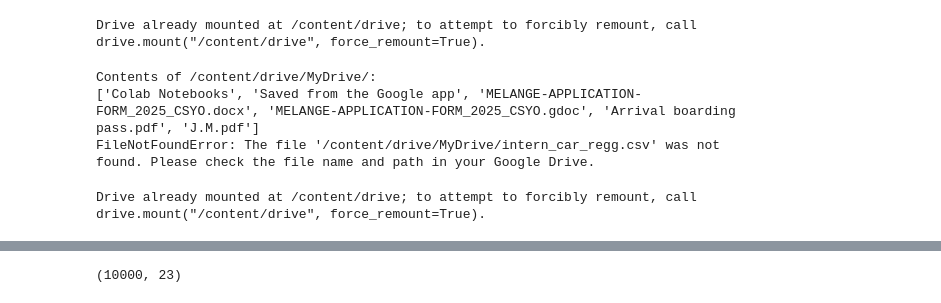
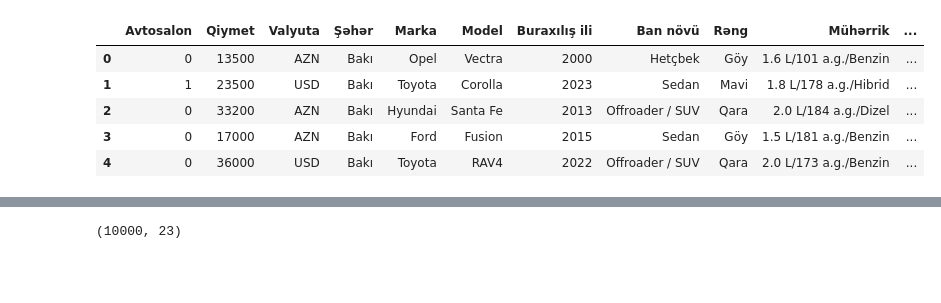
Before and after one commit to Mehtizada/Analytics, a Jupyter notebook: Car_Regression.ipynb, the cells around one changed output, grey strips where cells are left out. Saved outputs shown, nothing was run; the diff lists cells and outputs as text; code cells hidden in the pictures; blank space fills up the shorter version.

```diff
--- a/Car_Regression.ipynb
+++ b/Car_Regression.ipynb
@@ -9,34 +5,3 @@ from google.colab import drive
-# %%
-from google.colab import drive
-drive.mount('/content/drive')
-# %% [output]
-Drive already mounted at /content/drive; to attempt to forcibly remount, call drive.mount("/content/drive", force_remount=True).
-# %%
-import pandas as pd
-import os
-
-file_path = '/content/drive/MyDrive/intern_car_regg.csv'
-
-# Check if the directory exists and list its contents
-drive_path = '/content/drive/MyDrive/'
-if not os.path.exists(drive_path):
-    print(f"Error: Directory {drive_path} does not exist. Please ensure Google Drive is mounted correctly.")
-else:
-    print(f"Contents of {drive_path}:")
-    print(os.listdir(drive_path))
-
-# Try to read the CSV file
-try:
-    df = pd.read_csv(file_path)
-    print(df.head())
-except FileNotFoundError:
-    print(f"FileNotFoundError: The file '{file_path}' was not found. Please check the file name and path in your Google Drive.")
-except Exception as e:
-    print(f"An unexpected error occurred: {e}")
-# %% [output]
-Contents of /content/drive/MyDrive/:
-['Colab Notebooks', 'Saved from the Google app', 'MELANGE-APPLICATION-FORM_2025_CSYO.docx', 'MELANGE-APPLICATION-FORM_2025_CSYO.gdoc', 'Arrival boarding pass.pdf', 'J.M.pdf']
-FileNotFoundError: The file '/content/drive/MyDrive/intern_car_regg.csv' was not found. Please check the file name and path in your Google Drive.
 # %%
-file_path = '/content/drive/MyDrive/intern_car_regg.csv'
+df = pd.read_csv('/content/intern_car_regg.csv')
 # %%
@@ -46,8 +9,10 @@ pd.set_option('display.max_columns', None)
-# %%
-import pandas as pd
-from google.colab import drive
-
-drive.mount ('/content/drive')
-# %% [output]
-Drive already mounted at /content/drive; to attempt to forcibly remount, call drive.mount("/content/drive", force_remount=True).
+# %%
+df.head()
+# %% [output]
+|  | Avtosalon | Qiymet | Valyuta | Şəhər | Marka | Model | Buraxılış ili | Ban növü | Rəng | Mühərrik | ... |
+| 0 | 0 | 13500 | AZN | Bakı | Opel | Vectra | 2000 | Hetçbek | Göy | 1.6 L/101 a.g./Benzin | ... |
+| 1 | 1 | 23500 | USD | Bakı | Toyota | Corolla | 2023 | Sedan | Mavi | 1.8 L/178 a.g./Hibrid | ... |
+| 2 | 0 | 33200 | AZN | Bakı | Hyundai | Santa Fe | 2013 | Offroader / SUV | Qara | 2.0 L/184 a.g./Dizel | ... |
+| 3 | 0 | 17000 | AZN | Bakı | Ford | Fusion | 2015 | Sedan | Göy | 1.5 L/181 a.g./Benzin | ... |
+| 4 | 0 | 36000 | USD | Bakı | Toyota | RAV4 | 2022 | Offroader / SUV | Qara | 2.0 L/173 a.g./Benzin | ... |
 # %%
```
Also changed, not shown: parts of 54 cells of this notebook, 6 other files.
